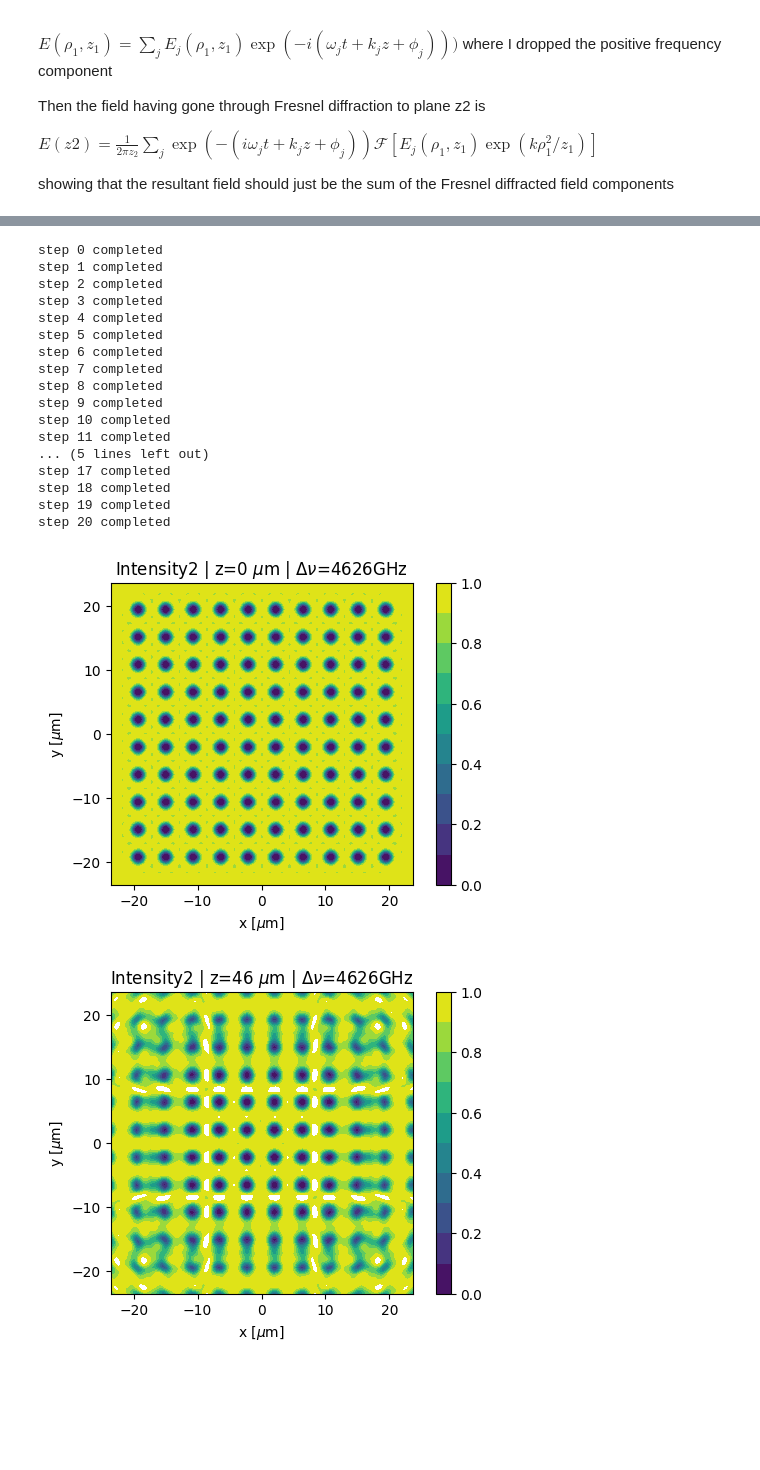
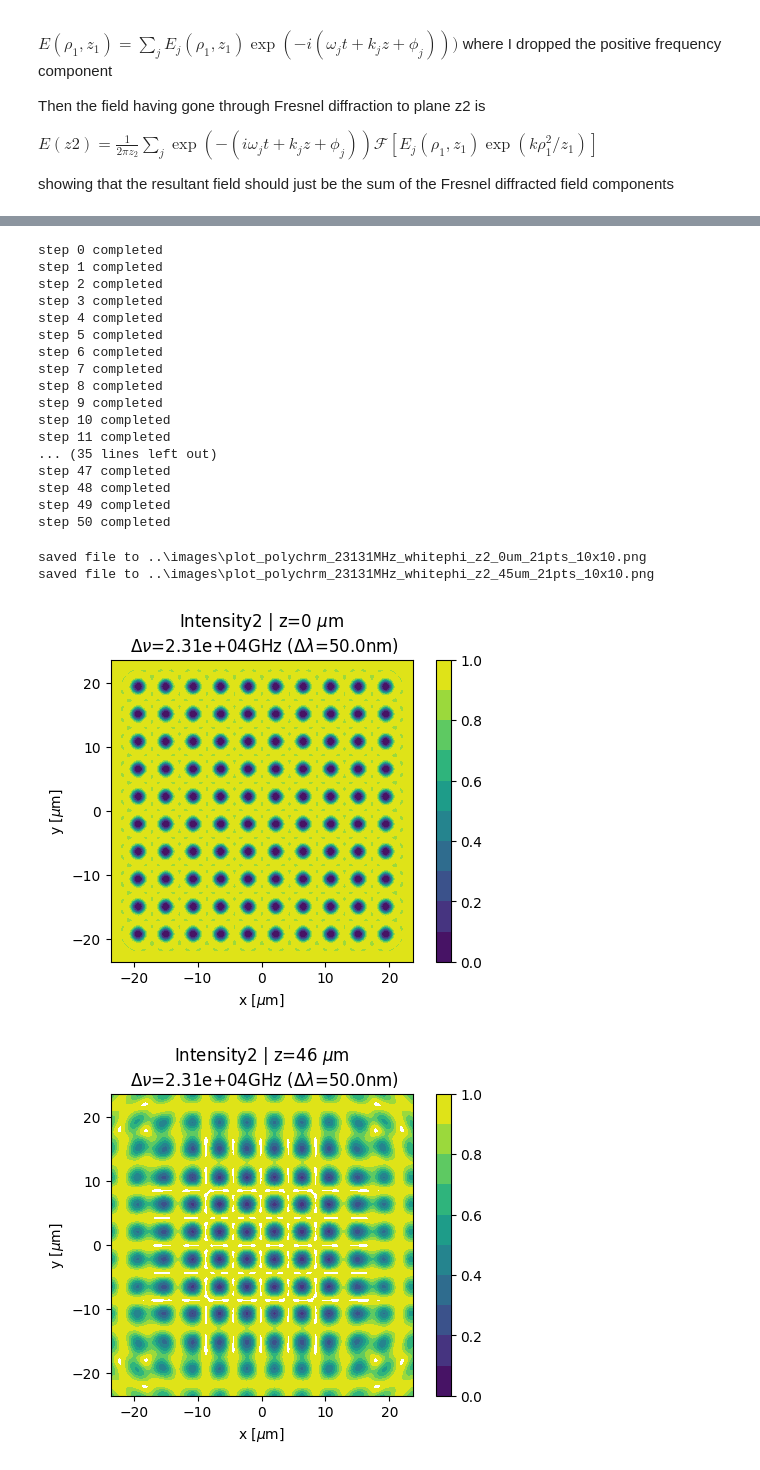
Before and after one commit to prhuft/fourier-optics, a Jupyter notebook: gba/spectrally_incoherent_gba.ipynb, the cells around one changed output, grey strips where cells are left out. Saved outputs shown, nothing was run; the diff lists cells and outputs as text; code cells hidden in the pictures; blank space fills up the shorter version.

Commit message:
broadband field showing minor talbot reduction

```diff
--- a/gba/spectrally_incoherent_gba.ipynb
+++ b/gba/spectrally_incoherent_gba.ipynb
@@ -136,7 +136,7 @@ showing that the resultant field should just be the sum of the Fresnel diffracte
 # lengths in m
 
 lmbda = 8.05e-7
-dlmbda = 10e-9 # FWHM
+dlmbda = 50e-9 # FWHM
 nu0 = c/lmbda
 dnu = dlmbda*nu0**2/c # FWHM of freq. spectrum
 
@@ -169,7 +169,7 @@ print("length units are m:")
 print(f'b={b:0.6f}, a={a}, dx={dx}, dy={dy}, xnum={xnum}, ynum={ynum}')
 print(f'zTalbotx={zTalbotx:0.6f}, zTalboty={zTalboty:0.6f}')
 print(f'Power spectrum FWHM: {dnu/1e9:0.2f} GHz')
-print(f'Coherence length: {c/(pi*dnu):0.6f}')
+print(f'Coherence length: {c/dnu:0.6f}')
 
 """Discretize the Lorentzian power spectral density lineshape function,
 and then use the sqrt amplitude of each PSD amplitude as the field
@@ -179,11 +179,11 @@ from a flat distribution. """
 # generate frequency components
 
 halfwidth = 2*dnu # the abs value of the spectral domain to sample
-components=21
+components=51
 nu_pts = linspace(nu0-halfwidth,nu0+halfwidth,components)
 nu_pts.sort()
 
-plt.title(rf"Field amplitudes | $\Delta \nu$={dnu/1e6:0.3}MHz")
+plt.title(rf"Field amplitudes | $\Delta \nu$={dnu/1e6:0.3}MHz ($\Delta \lambda$={dlmbda*1e9}nm)")
 plt.scatter(nu_pts, sqrt(L(nu_pts)))
 # %% [output]
 length units are m:
@@ -201,8 +201,8 @@ pos_std=None
 r_aper = .75 # aperture reflectivity
 t_plate = 1 # plate transmissivity
 mask, x0pts, w = spot_mask(xnum, ynum, a, dx, dy, pts, phi_std=phi_std, pos_std=pos_std, aperture=1-r_aper, plate=t_plate)
-focal_int = np.zeros(mask.shape,float)
-talbot_int = np.zeros(mask.shape,float)
+focal_field = np.zeros(mask.shape,complex)
+talbot_field = np.zeros(mask.shape,complex)
 
 # iterate over frequency components
 for i,nu in enumerate(nu_pts):
@@ -230,9 +230,9 @@ for i,nu in enumerate(nu_pts):
                                  logging=False)
 
         if z2 == f2:
-            focal_int += real(field2*conjugate(field2))
+            focal_field += field2
         else:
-            talbot_int += real(field2*conjugate(field2))
+            talbot_field += field2
 
     print(f"step {i} completed")
 # %% [output]
@@ -248,46 +248,44 @@ step 8 completed
 step 9 completed
 step 10 completed
 step 11 completed
-... (5 lines left out)
-step 17 completed
-step 18 completed
-step 19 completed
-step 20 completed
+... (35 lines left out)
+step 47 completed
+step 48 completed
+step 49 completed
+step 50 completed
 # %%
 # plot field in focal and talbot planes and save
 
-savefig = False
-for output_int,z2 in zip([focal_int,talbot_int],zvals):
-    I2_xy = output_int
+savefig = True
+for output_field,z2 in zip([focal_field,talbot_field],zvals):
+    I2_xy = conjugate(output_field)*output_field
     if f2 - z2 == 0:
         I2xy_max = amax(I2_xy)
     I2_xy /= I2xy_max
 
     scl = 1e6
     fig, ax = figax(xlabel=r'x [$\mu$m]', ylabel=r'y [$\mu$m]')
     fig.dpi=100
     title = rf'Intensity2 | z={(z2 - f2)*1e6:0.0f} $\mu$m'
-    title += rf' | $\Delta \nu$={dnu/1e9:0.0f}GHz' #Uniform input $\phi$
+    title += '\n'+rf' $\Delta \nu$={dnu/1e9:0.3}GHz ($\Delta \lambda$={dlmbda*1e9}nm)' #Uniform input $\phi$
     # title += '\n Normalized to focal plane intensity'
     ax.set_title(title)
     if f2 - z2 == 0:
         cax = ax.contourf(x2pts*scl, x2pts*scl, real(I2_xy), levels=linspace(0,1,11))
     else:
         cax = ax.contourf(x2pts*scl, x2pts*scl, real(I2_xy), levels=linspace(0,1,11))
     # fig.colorbar(cax, ticks=arange(0,1.2,.2))
     fig.colorbar(cax)
 
     if savefig:
-        if not phases:
-            fname = os.path.join(imagedir,
-            f'plot_polychrm_{int(dnu/1e9)}MHz_monophi_z2_{int(abs((f2 - z2)*1e6))}um_{components}pts_{xnum1}x{ynum1}.png')
-        else:
-            fname = os.path.join(imagedir,
-            f'plot_polychrm_{int(dnu/1e9)}MHz_whitephi_z2_{int(abs((f2 - z2)*1e6))}um_{components}pts_{xnum1}x{ynum1}.png')
+        fname = os.path.join(imagedir,
+            f'plot_polychrm_{int(dnu/1e9)}MHz_whitephi_z2_{int(abs((f2 - z2)*1e6))}um_{components}pts_{xnum}x{ynum}.png')
         plt.savefig(fname, bbox_inches='tight')
         print(f"saved file to {fname}")
 savefig = False
 # %% [output]
+saved file to ..\images\plot_polychrm_23131MHz_whitephi_z2_0um_21pts_10x10.png
+saved file to ..\images\plot_polychrm_23131MHz_whitephi_z2_45um_21pts_10x10.png
-[figure, old version]
+[figure, new version]
-[figure, old version]
+[figure, new version]
 # %%
```
Also changed, not shown: parts of 5 cells of this notebook.
